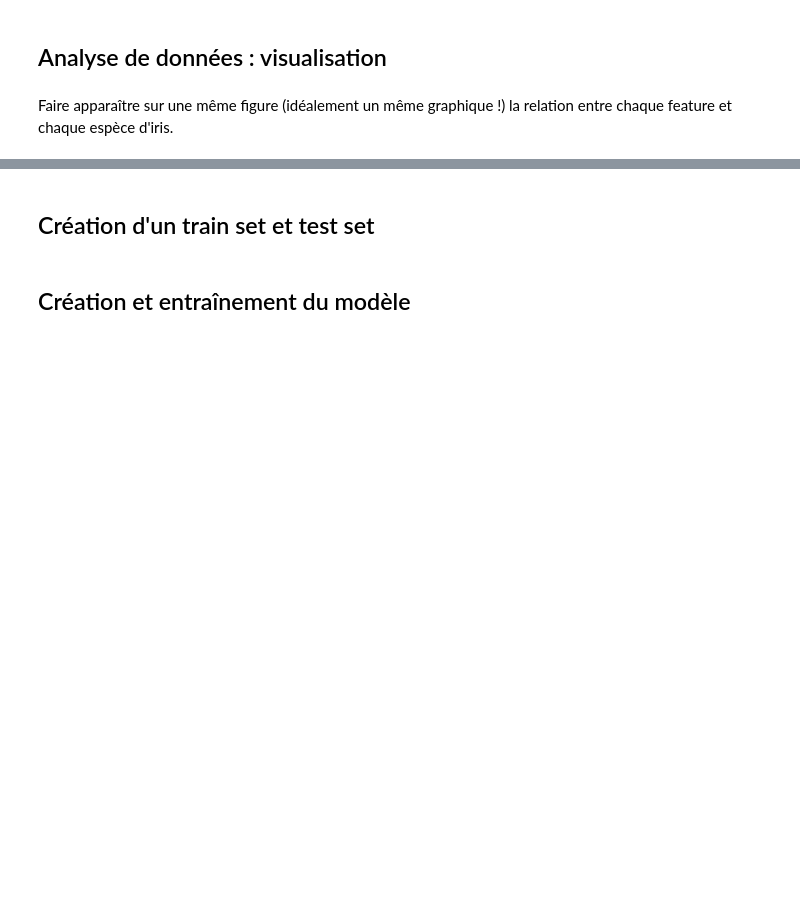
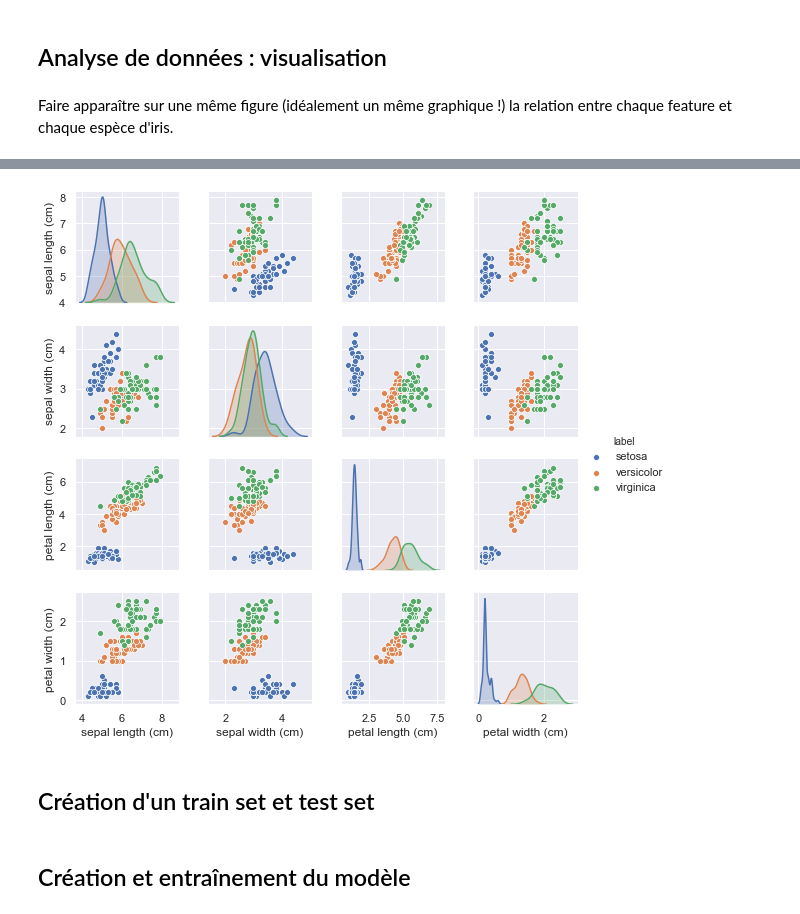
Before and after one commit to DROMZEE/iris, a Jupyter notebook: Régression_logistique_Iris.ipynb, the cells around one changed output, grey strips where cells are left out. Cells and saved outputs as stored; diff of their text form; code cells hidden in the pictures; blank space fills up the shorter version.

```diff
--- a/Régression_logistique_Iris.ipynb
+++ b/Régression_logistique_Iris.ipynb
@@ -20,0 +115,6 @@ Faire apparaître sur une même figure (idéalement un même graphique !) la rel
+# %%
+sns.set()
+df = pd.DataFrame(iris_data, columns=iris['feature_names'] )
+df['target'] = iris.target
+df['label'] = df.apply(lambda x: iris['target_names'][int(x.target)], axis=1)
+df.head()
@@ -21,2 +128,6 @@ Faire apparaître sur une même figure (idéalement un même graphique !) la rel
+# %%
+sns.pairplot(df, hue='label', vars=iris['feature_names'], size=2);
+# %% [output]
+[figure, added]
 # %% [markdown]
 ## Création d'un train set et test set
```
Also changed, not shown: parts of 18 cells of this notebook.
